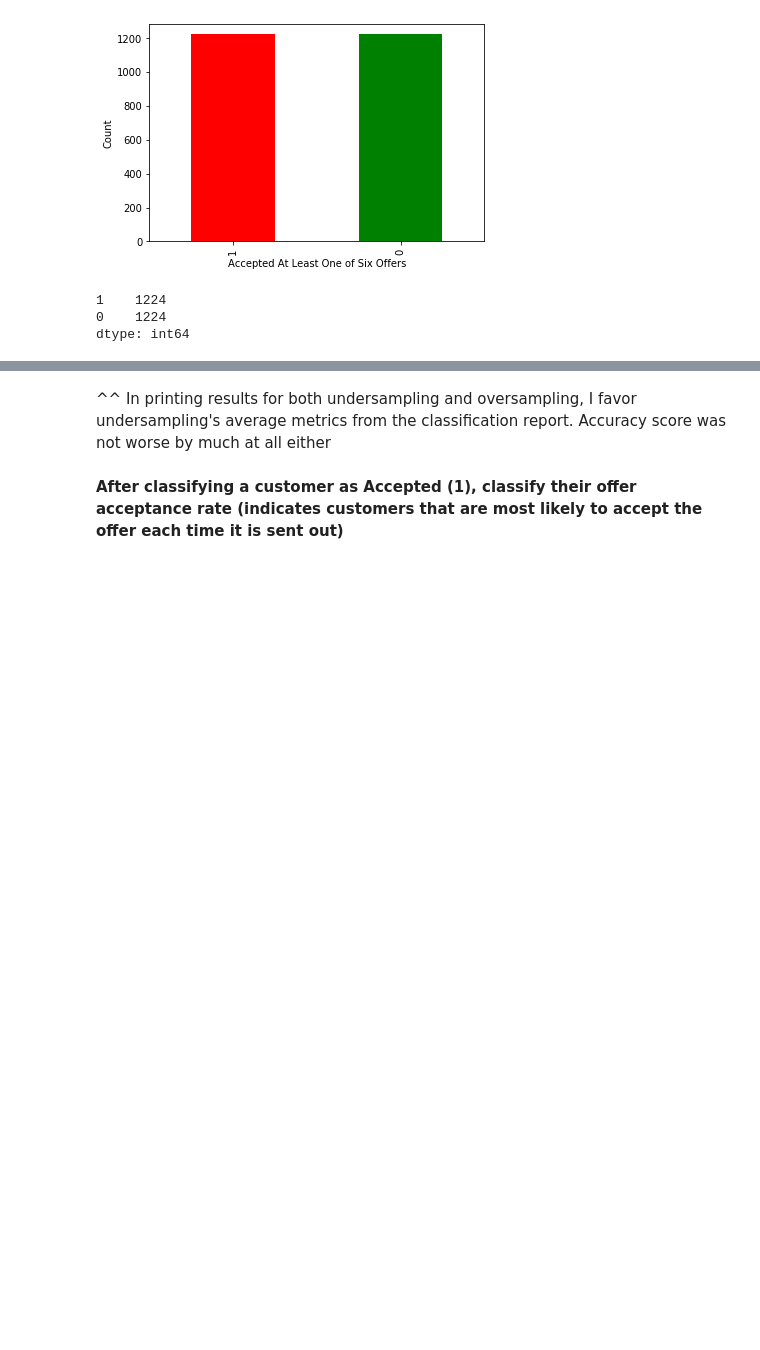
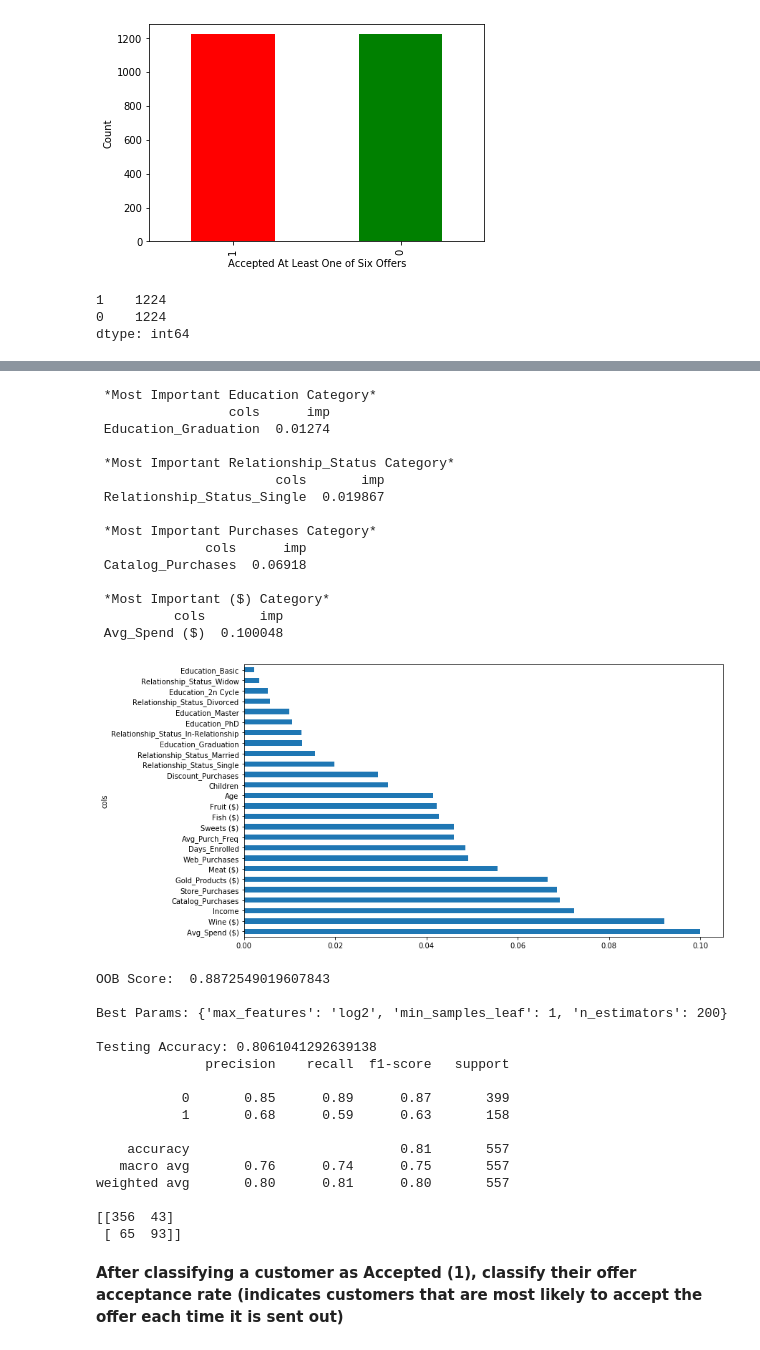
Before and after one commit to RachidRezzik/Market_Camp, a Jupyter notebook: Machine_Learning.ipynb, the cells around one changed output, grey strips where cells are left out. Saved outputs shown, nothing was run; the diff lists cells and outputs as text; code cells hidden in the pictures; blank space fills up the shorter version.

```diff
--- a/Machine_Learning.ipynb
+++ b/Machine_Learning.ipynb
@@ -295,5 +340,66 @@ weighted avg       0.77      0.71      0.72       557
-# %% [markdown]
-^^ In printing results for both undersampling and oversampling, I favor undersampling's average metrics from the classification report. Accuracy score was not worse by much at all either
+# %%
+### Random Forest Classifier Using Oversampling ###
+clf = RandomForestClassifier(n_jobs=-1, oob_score=True, random_state=27)
+grid_search = GridSearchCV(clf,
+                           param_grid={
+                                       "n_estimators": [100, 200, 600, 1000],
+                                       "min_samples_leaf": [5, 3, 2, 1],
+                                       "max_features": ['sqrt', 'log2', .5, None]
+                                       },
+                           n_jobs=-1,
+                           cv=6,
+                           iid=False, # just return the average score across folds
+                           return_train_score=False)
+grid_search.fit(X_sm, y_sm)
+best_clf = grid_search.best_estimator_
+y_pred_test = best_clf.predict(X_test)
+fi = rf_feat_importance(best_clf, categorical)
+for feature in ['Education', 'Relationship_Status', 'Purchases', '($)']:
+    print('\n', '*Most Important', feature, 'Category*' )
+    new = fi.loc[fi['cols'].str.contains(feature)]
+    print(new.sort_values('imp', ascending=False).head(1).to_string(index=False))
+
+plot_fi(fi)
+plt.show()
+
+print('\nOOB Score: ', best_clf.oob_score_)
+print('\nBest Params:', grid_search.best_params_)
+print('\nTesting Accuracy:', best_clf.score(X_test, y_test))
+print(classification_report(y_test, y_pred_test))
+print(confusion_matrix(y_test, y_pred_test))
+# %% [output]
+ *Most Important Education Category*
+                 cols      imp
+ Education_Graduation  0.01274
+
+ *Most Important Relationship_Status Category*
+                       cols       imp
+ Relationship_Status_Single  0.019867
+
+ *Most Important Purchases Category*
+              cols      imp
+ Catalog_Purchases  0.06918
+
+ *Most Important ($) Category*
+          cols       imp
+ Avg_Spend ($)  0.100048
+[figure, added]
+OOB Score:  0.8872549019607843
+
+Best Params: {'max_features': 'log2', 'min_samples_leaf': 1, 'n_estimators': 200}
+
+Testing Accuracy: 0.8061041292639138
+              precision    recall  f1-score   support
+
+           0       0.85      0.89      0.87       399
+           1       0.68      0.59      0.63       158
+
+    accuracy                           0.81       557
+   macro avg       0.76      0.74      0.75       557
+weighted avg       0.80      0.81      0.80       557
+
+[[356  43]
+ [ 65  93]]
 # %% [markdown]
 **After classifying a customer as Accepted (1), classify their offer acceptance rate (indicates customers that are most likely to accept the offer each time it is sent out)**
 # %%
```
Also changed, not shown: parts of 13 cells of this notebook.
